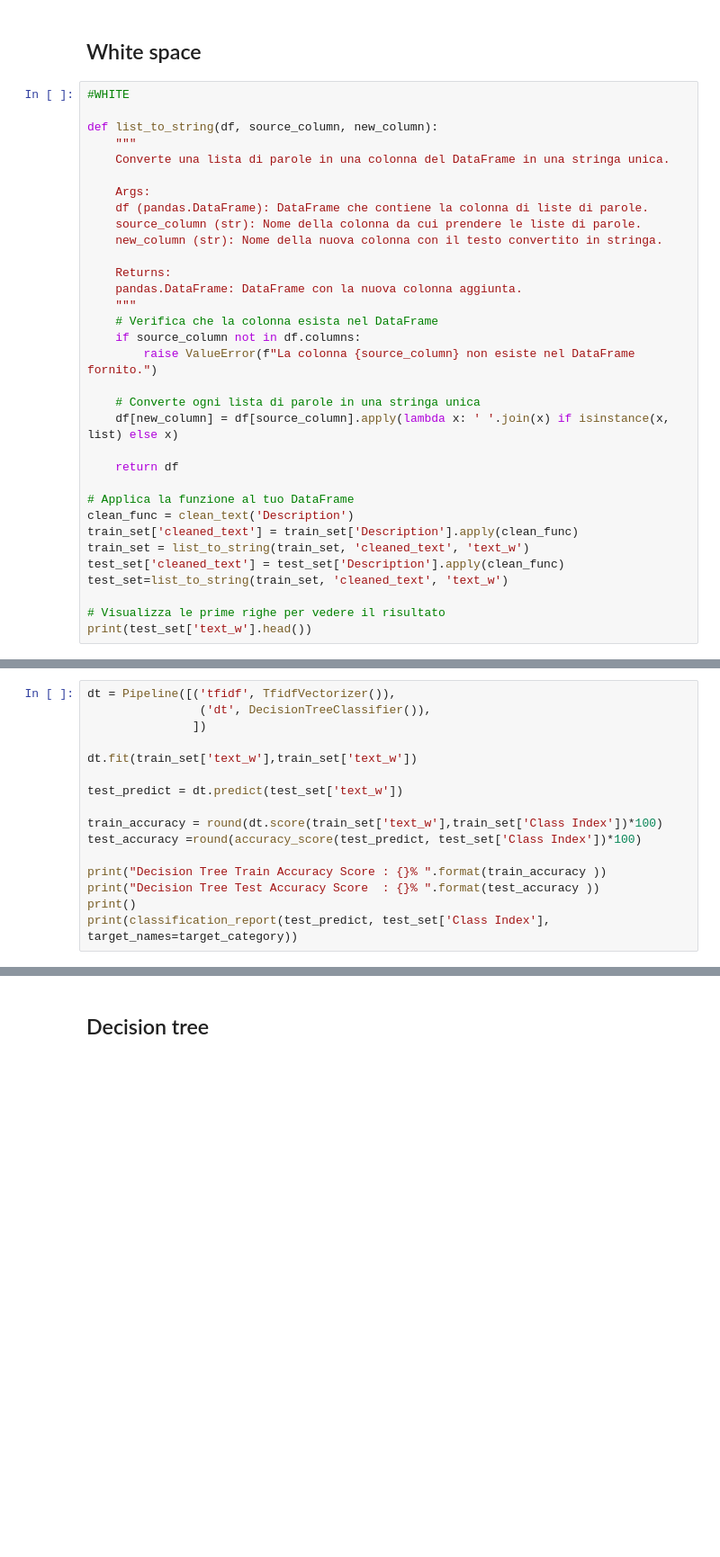
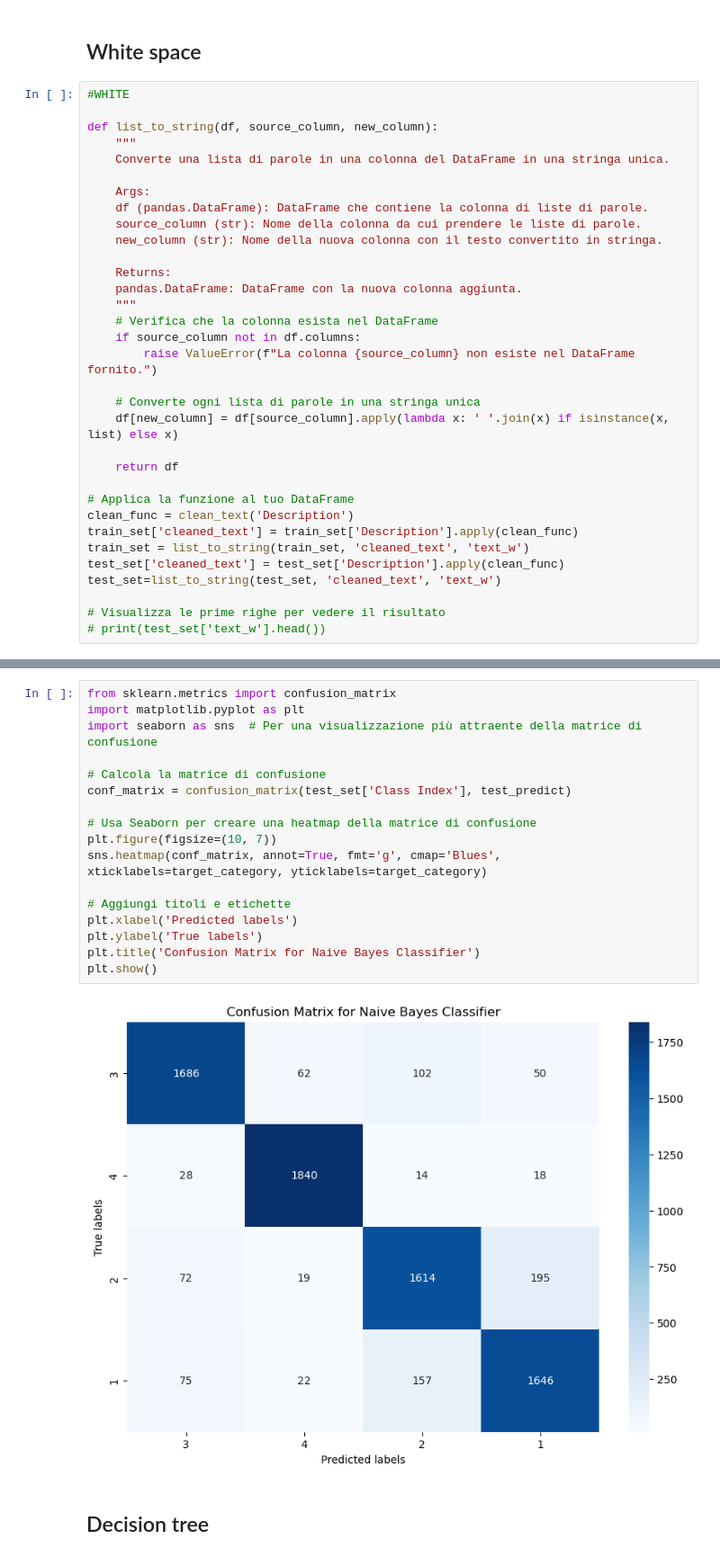
Before and after one commit to cornualghost/Tokenization, a Jupyter notebook: news_classificator.ipynb, the cells around one changed output, grey strips where cells are left out. Shown: that part at 90% size. Drawn from its saved outputs; the diff is of its cells as text; blank space fills up the shorter version.

```diff
--- a/news_classificator.ipynb
+++ b/news_classificator.ipynb
@@ -130,7 +137,7 @@ clean_func = clean_text('Description')
 train_set['cleaned_text'] = train_set['Description'].apply(clean_func)
 train_set = list_to_string(train_set, 'cleaned_text', 'text_w')
 test_set['cleaned_text'] = test_set['Description'].apply(clean_func)
-test_set=list_to_string(train_set, 'cleaned_text', 'text_w')
+test_set=list_to_string(test_set, 'cleaned_text', 'text_w')
 
 # Visualizza le prime righe per vedere il risultato
-print(test_set['text_w'].head())
+# print(test_set['text_w'].head())
@@ -179,16 +190,0 @@ weighted avg       0.91      0.91      0.91    120000
-# %%
-dt = Pipeline([('tfidf', TfidfVectorizer()),
-                ('dt', DecisionTreeClassifier()),
-               ])
-
-dt.fit(train_set['text_w'],train_set['text_w'])
-
-test_predict = dt.predict(test_set['text_w'])
-
-train_accuracy = round(dt.score(train_set['text_w'],train_set['Class Index'])*100)
-test_accuracy =round(accuracy_score(test_predict, test_set['Class Index'])*100)
-
-print("Decision Tree Train Accuracy Score : {}% ".format(train_accuracy ))
-print("Decision Tree Test Accuracy Score  : {}% ".format(test_accuracy ))
-print()
-print(classification_report(test_predict, test_set['Class Index'], target_names=target_category))
@@ -216,3 +193,22 @@ NameError: name 'test_predict' is not defined
+# %%
+from sklearn.metrics import confusion_matrix
+import matplotlib.pyplot as plt
+import seaborn as sns  # Per una visualizzazione più attraente della matrice di confusione
+
+# Calcola la matrice di confusione
+conf_matrix = confusion_matrix(test_set['Class Index'], test_predict)
+
+# Usa Seaborn per creare una heatmap della matrice di confusione
+plt.figure(figsize=(10, 7))
+sns.heatmap(conf_matrix, annot=True, fmt='g', cmap='Blues', xticklabels=target_category, yticklabels=target_category)
+
+# Aggiungi titoli e etichette
+plt.xlabel('Predicted labels')
+plt.ylabel('True labels')
+plt.title('Confusion Matrix for Naive Bayes Classifier')
+plt.show()
+# %% [output]
+[figure, added]
 # %% [markdown]
 ## Decision tree
 # %%
```
Also changed, not shown: parts of 32 cells of this notebook.
